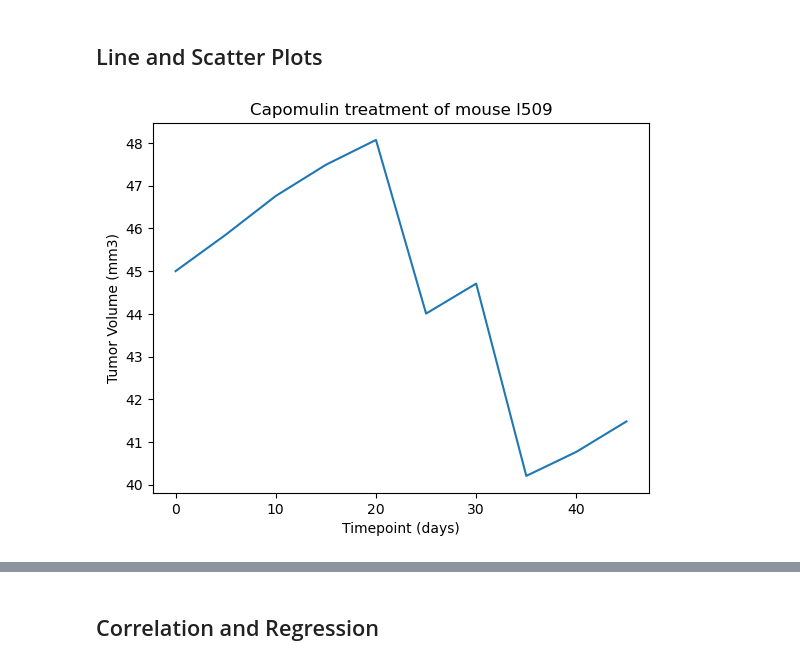
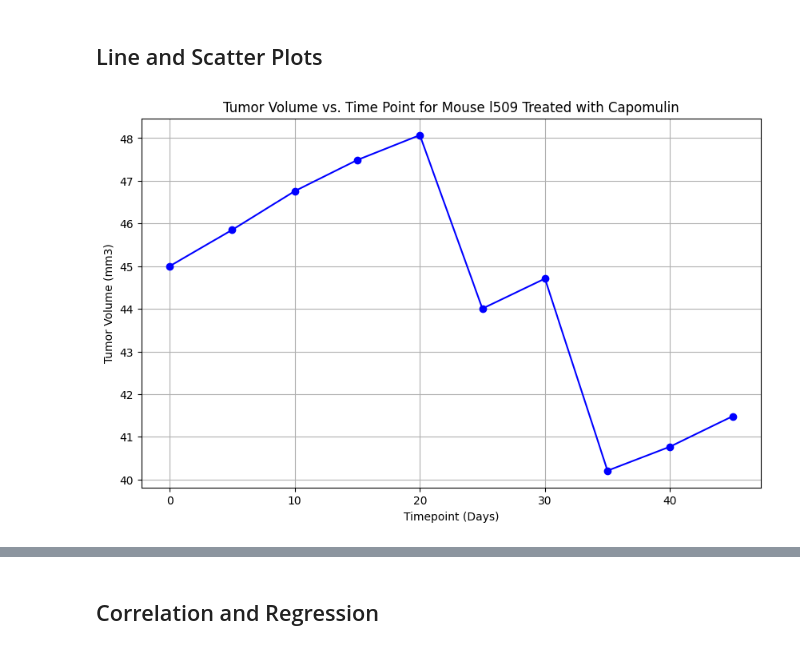
Before and after one commit to AnotherViktor/DataVisualisation, a Jupyter notebook: pymaceuticals_solution.ipynb, the cells around one changed output, grey strips where cells are left out. Cells and saved outputs as stored; diff of their text form; code cells hidden in the pictures.

```diff
--- a/pymaceuticals_solution.ipynb
+++ b/pymaceuticals_solution.ipynb
@@ -10,10 +10,12 @@
 import matplotlib.pyplot as plt
 import pandas as pd
 import scipy.stats as st
+import numpy as np
+import seaborn as sns
 
 # Study data files
-mouse_metadata_path = r"C:\Users\vikto\Desktop\Data_Visualization_Challenge\Pymaceuticals\data\Mouse_metadata.csv"
-study_results_path = r"C:\Users\vikto\Desktop\Data_Visualization_Challenge\Pymaceuticals\data\Study_results.csv"
+mouse_metadata_path = r"Mouse_metadata.csv"
+study_results_path = r"Study_results.csv"
 
 # Read the mouse data and the study results
 mouse_metadata = pd.read_csv(mouse_metadata_path)
@@ -194,16 +194,4 @@ x_axis = np.arange(len(cars_in_cities))
 # %%
-# Generate a bar plot showing the total number of rows (Mouse ID/Timepoints) for each drug regimen using pyplot.
-import pandas as pd
-import matplotlib.pyplot as plt
-
-# Load data
-mouse_metadata_path = r"C:\Users\vikto\Desktop\Data_Visualization_Challenge\Pymaceuticals\data\Mouse_metadata.csv"
-study_results_path = r"C:\Users\vikto\Desktop\Data_Visualization_Challenge\Pymaceuticals\data\Study_results.csv"
-mouse_metadata = pd.read_csv(mouse_metadata_path)
-study_results = pd.read_csv(study_results_path)
-
-# Merge datasets
-Combined_Data = pd.merge(mouse_metadata, study_results, how='left', on='Mouse ID')
 
 # Count the number of rows (timepoints) for each drug regimen
 regimen_counts = Combined_Data['Drug Regimen'].value_counts()
@@ -313,19 +288,18 @@ NameError: name 'sns' is not defined
 # %% [markdown]
 ## Line and Scatter Plots
 # %%
-# Generate a line plot of tumor volume vs. time point for a single mouse treated with Capomulin
 # Filter data for a specific mouse treated with Capomulin
 mouse_id = 'l509'  # Replace with the Mouse ID you are interested in
 mouse_data = Combined_Data[(Combined_Data['Mouse ID'] == mouse_id) & (Combined_Data['Drug Regimen'] == 'Capomulin')]
 
 # Generate the line plot
 plt.figure(figsize=(10, 6))
-plt.plot(mouse_data['Timepoint'], mouse_data['Tumor Volume'], marker='o', linestyle='-', color='b')
+plt.plot(mouse_data['Timepoint'], mouse_data['Tumor Volume (mm3)'], marker='o', linestyle='-', color='b')
 plt.title(f'Tumor Volume vs. Time Point for Mouse {mouse_id} Treated with Capomulin')
 plt.xlabel('Timepoint (Days)')
 plt.ylabel('Tumor Volume (mm3)')
 plt.grid(True)
 plt.show()
 # %% [output]
-[figure, old version]
+[figure, new version]
 # %%
```
Also changed, not shown: parts of 12 cells of this notebook, 2 other files.
